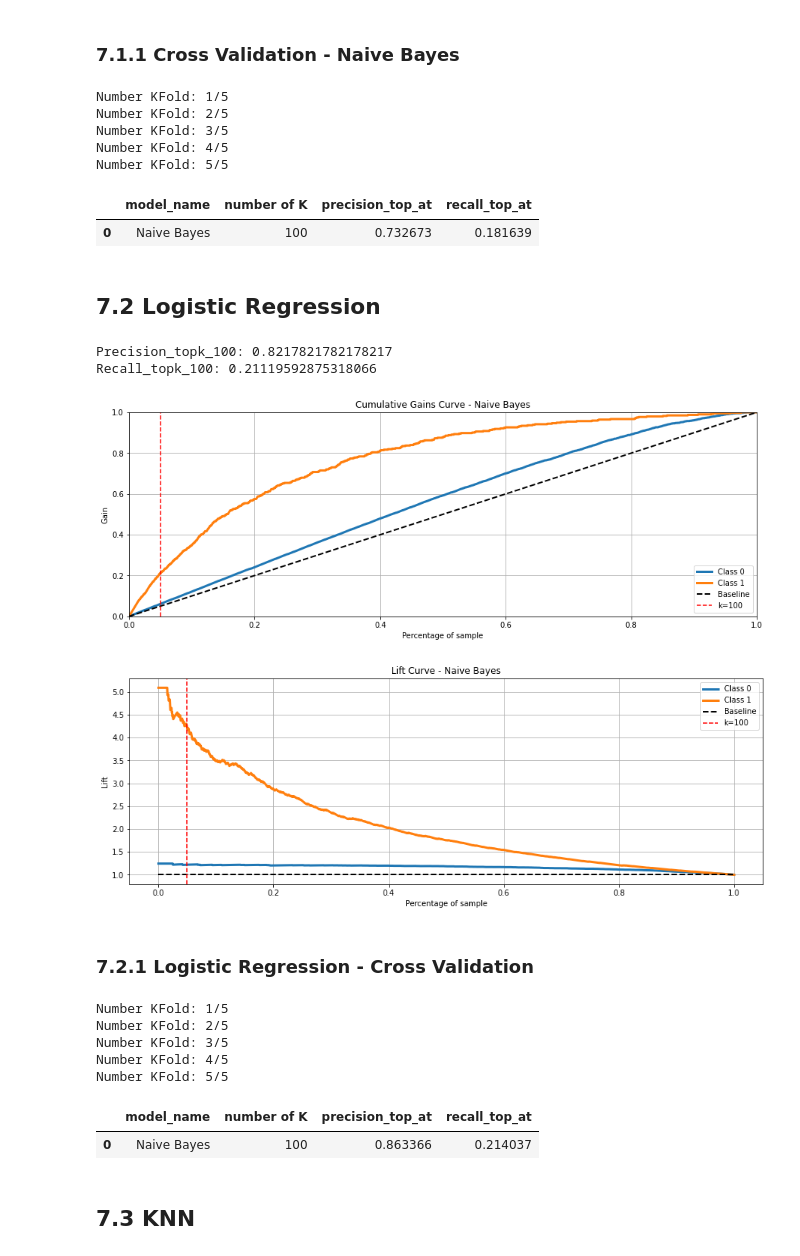
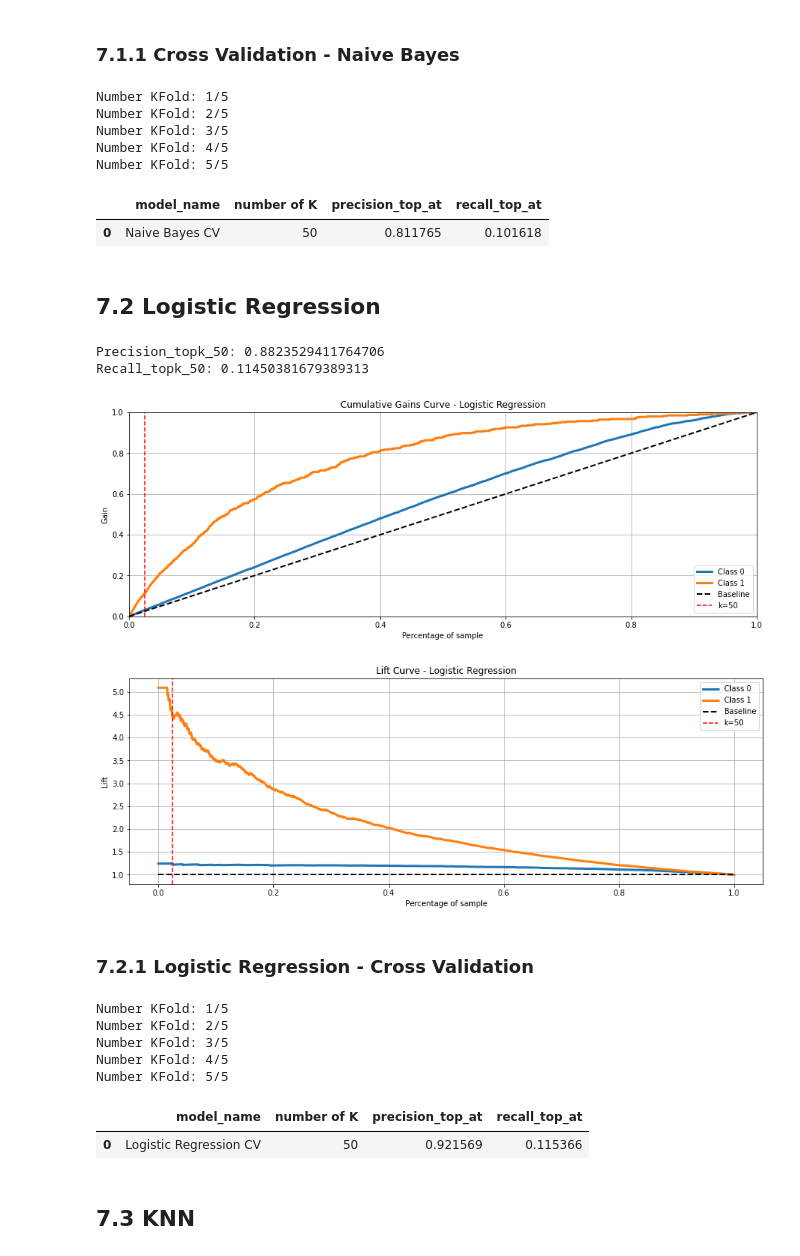
Before and after one commit to Jhonatanslopes/Bank-Customer-Churn, a Jupyter notebook: Notebook/notebook.ipynb, the cells around one changed output. Drawn from its saved outputs; the diff is of its cells as text; code cells hidden in the pictures.

```diff
--- a/Notebook/notebook.ipynb
+++ b/Notebook/notebook.ipynb
@@ -1082,7 +1145,8 @@ Recall top at k: de todas as predições de churn da base, 17% estão em k=100.
 x_full = pd.concat([x_train, x_test], axis=0)
 y_full = pd.concat([y_train, y_test], axis=0)
 
-cross_validation(model_name='Naive Bayes', x=x_full, y=y_full, model=naive_bayes, cv=5, k=100, verbose=True)
+bayes_cv = cross_validation(model_name='Naive Bayes CV', x=x_full, y=y_full, model=naive_bayes, cv=5, k=k, verbose=True)
+bayes_cv
 # %% [output]
 Number KFold: 1/5
 Number KFold: 2/5
@@ -1090,44 +1154,45 @@ Number KFold: 3/5
 Number KFold: 4/5
 Number KFold: 5/5
 |  | model_name | number of K | precision_top_at | recall_top_at |
-| 0 | Naive Bayes | 100 | 0.732673 | 0.181639 |
+| 0 | Naive Bayes CV | 50 | 0.811765 | 0.101618 |
 # %% [markdown]
 ## 7.2 Logistic Regression
 # %%
 # define model
 lr = LogisticRegression()
 
 # training and predict
 lr_trained = lr.fit(x_train, y_train)
 yhat_lr = lr_trained.predict_proba(x_test)
 
 # Add prob in the data to cumpute metric
 x_test_lr = x_test.copy()
 x_test_lr['response'] = y_test
 
 # Propensity score
 x_test_lr['score'] = list(yhat_lr[:, 1])
 
 # Sort clients by propensity score
 x_test_lr = x_test_lr.sort_values(by='score', ascending=False)
 
 # Compute precision at K
-k = 100
-porcentage_k = 100 / len(x_test)
+k = 50
+porcentage_k = k / len(x_test)
 print(f'Precision_topk_{k}:', precision_at_k(x_test_lr, k=k))
 print(f'Recall_topk_{k}:', recall_at_k(x_test_lr, k=k))
 
 # plot curve
-plot_curve('Naive Bayes', y_pred=yhat_lr, y_true=y_test)
+plot_curve('Logistic Regression', y_pred=yhat_lr, y_true=y_test)
 # %% [output]
-Precision_topk_100: 0.8217821782178217
-Recall_topk_100: 0.21119592875318066
+Precision_topk_50: 0.8823529411764706
+Recall_topk_50: 0.11450381679389313
-[figure, old version]
+[figure, new version]
-[figure, old version]
+[figure, new version]
 # %% [markdown]
 ### 7.2.1 Logistic Regression - Cross Validation
 # %%
-cross_validation(model_name='Naive Bayes', x=x_full, y=y_full, model=lr, cv=5, k=100, verbose=True)
+lr_cv = cross_validation(model_name='Logistic Regression CV', x=x_full, y=y_full, model=lr, cv=5, k=k, verbose=True)
+lr_cv
 # %% [output]
 Number KFold: 1/5
 Number KFold: 2/5
@@ -1135,7 +1200,7 @@ Number KFold: 3/5
 Number KFold: 4/5
 Number KFold: 5/5
 |  | model_name | number of K | precision_top_at | recall_top_at |
-| 0 | Naive Bayes | 100 | 0.863366 | 0.214037 |
+| 0 | Logistic Regression CV | 50 | 0.921569 | 0.115366 |
 # %% [markdown]
 ## 7.3 KNN
 # %%
```
Also changed, not shown: parts of 43 cells of this notebook, 7 other files.
